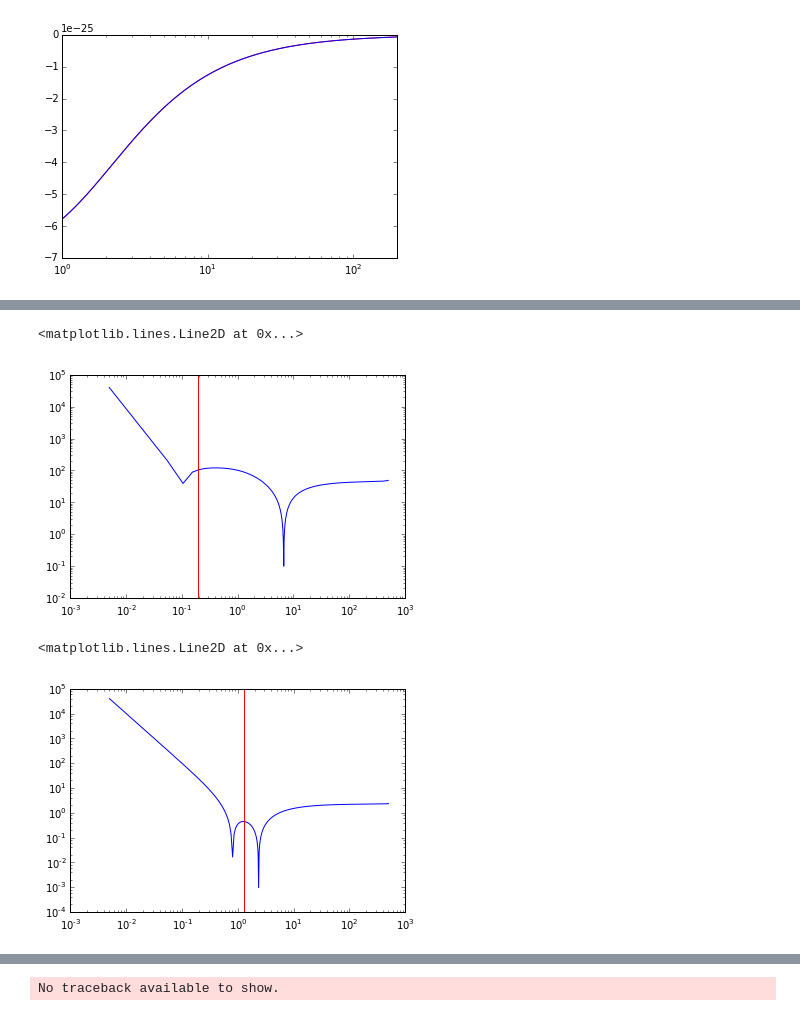
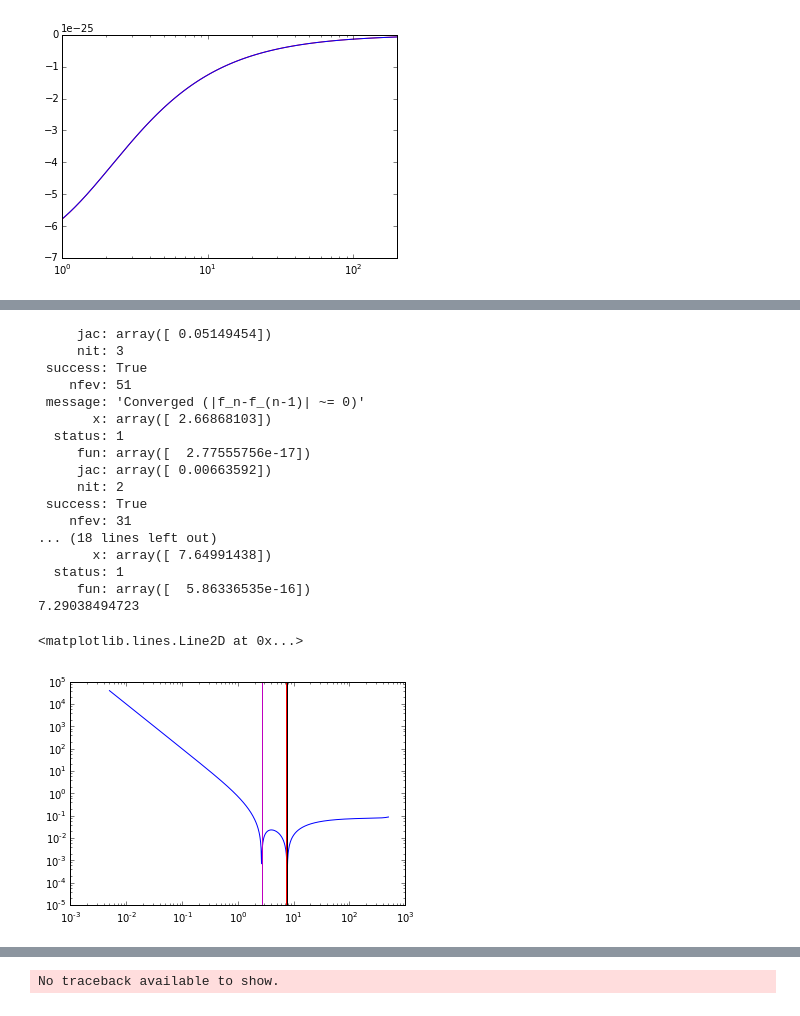
Before and after one commit to sophialilleengen/GC_actions, a Jupyter notebook: GC orbit class - test notebook.ipynb, the cells around one changed output, grey strips where cells are left out. Cells and saved outputs as stored; diff of their text form; code cells hidden in the pictures.

```diff
--- a/GC orbit class - test notebook.ipynb
+++ b/GC orbit class - test notebook.ipynb
@@ -82,23 +137,33 @@ plt.axvline(r_3d[n],color='r')
 # %%
-n=1786
+n=654919
 L=test.angularmom(x[n],y[n],z[n],vx[n],vy[n],vz[n])[0]
 E=test.energy(x[n],y[n],z[n],vx[n],vy[n],vz[n])
 r=np.linspace(0.005,500,10000)
 plt.loglog(r,test._periapocenter_aux(r=r,E=E,L=L))
 plt.axvline(r_3d[n],color='r')
+
+plt.axvline(test.periapocenter(x[n],y[n],z[n],vx[n],vy[n],vz[n])[0], color='m')
+plt.axvline(test.periapocenter(x[n],y[n],z[n],vx[n],vy[n],vz[n])[1], color='black')
 # %% [output]
-<matplotlib.lines.Line2D at 0x...>
+     jac: array([ 0.05149454])
+     nit: 3
+ success: True
+    nfev: 51
+ message: 'Converged (|f_n-f_(n-1)| ~= 0)'
+       x: array([ 2.66868103])
+  status: 1
+     fun: array([  2.77555756e-17])
+     jac: array([ 0.00663592])
+     nit: 2
+ success: True
+    nfev: 31
+... (18 lines left out)
+       x: array([ 7.64991438])
+  status: 1
+     fun: array([  5.86336535e-16])
+7.29038494723
+<matplotlib.lines.Line2D at 0x...>
-[figure, old version]
+[figure, new version]
-# %%
-n=65499
-L=test.angularmom(x[n],y[n],z[n],vx[n],vy[n],vz[n])[0]
-E=test.energy(x[n],y[n],z[n],vx[n],vy[n],vz[n])
-r=np.linspace(0.005,500,10000)
-plt.loglog(r,test._periapocenter_aux(r=r,E=E,L=L))
-plt.axvline(r_3d[n],color='r')
-# %% [output]
-<matplotlib.lines.Line2D at 0x...>
-[figure, removed]
 # %%
 #test if GCorbit.orbit_integration is right
 #n=178690
```
Also changed, not shown: parts of 15 cells of this notebook.
